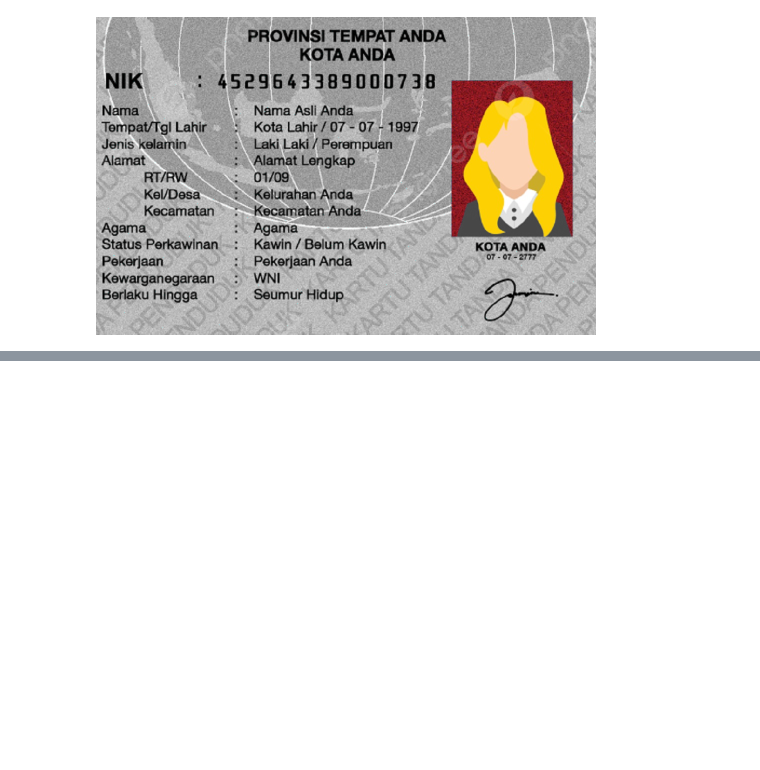
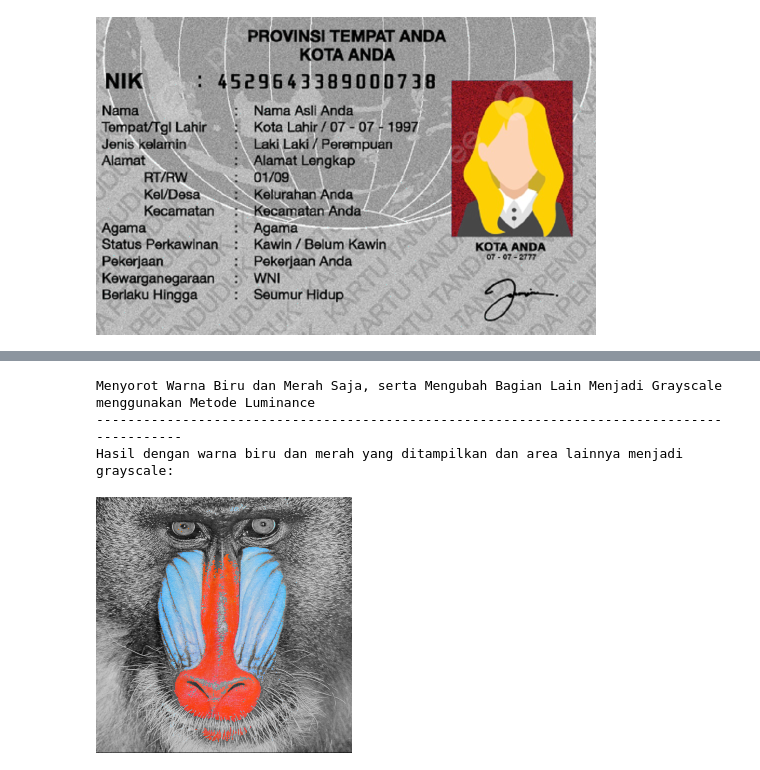
Before and after one commit to AuliaVirza101/PCVK, a Jupyter notebook: week3.ipynb, the cells around one changed output, grey strips where cells are left out. Saved outputs shown, nothing was run; the diff lists cells and outputs as text; code cells hidden in the pictures; blank space fills up the shorter version.

```diff
--- a/week3.ipynb
+++ b/week3.ipynb
@@ -263,0 +298,38 @@ Citra dengan Warna Biru diubah Menjadi Grayscale
+# %%
+import cv2 as cv
+import numpy as np
+from google.colab.patches import cv2_imshow
+
+print('Menyorot Warna Biru dan Merah Saja, serta Mengubah Bagian Lain Menjadi Grayscale menggunakan Metode Luminance')
+print('-------------------------------------------------------------------------------------------')
+
+# Baca citra
+image = cv.imread('/content/mandrill.tiff')  # Ganti dengan path gambar yang kamu gunakan
+original = cv.resize(image, (0, 0), fx=0.5, fy=0.5)
+
+# Pisahkan channel warna
+B, G, R = cv.split(original)
+
+# 1. Metode Luminance untuk grayscale
+grayscale_luminance = 0.21 * R + 0.72 * G + 0.07 * B
+grayscale_luminance = np.uint8(grayscale_luminance)  # Konversi ke uint8 agar sesuai format citra
+grayscale_luminance_colored = cv.merge([grayscale_luminance] * 3)  # Menggabungkan channel grayscale untuk ditampilkan
+
+# 2. Buat mask untuk warna biru dan merah
+mask_blue = (B > 200) & (B > G) & (B > R)
+mask_red = (R > 200) & (R > G) & (R > B)  & (G < 110)  # Pastikan G berada tidak terlalu besar bung soalnya nanti jadi kuning
+
+# 3. Gabungkan mask biru dan merah dengan logika OR
+mask_blue_red = mask_blue | mask_red
+
+# 4. Terapkan mask untuk menampilkan warna biru dan merah pada citra grayscale
+highlighted_image = np.where(mask_blue_red[..., None], original, grayscale_luminance_colored)
+
+# Tampilkan hasil
+print('Hasil dengan warna biru dan merah yang ditampilkan dan area lainnya menjadi grayscale:')
+cv2_imshow(highlighted_image)
+# %% [output]
+Menyorot Warna Biru dan Merah Saja, serta Mengubah Bagian Lain Menjadi Grayscale menggunakan Metode Luminance
+-------------------------------------------------------------------------------------------
+Hasil dengan warna biru dan merah yang ditampilkan dan area lainnya menjadi grayscale:
+[figure, added]
```
Also changed, not shown: parts of 1 cell of this notebook.
